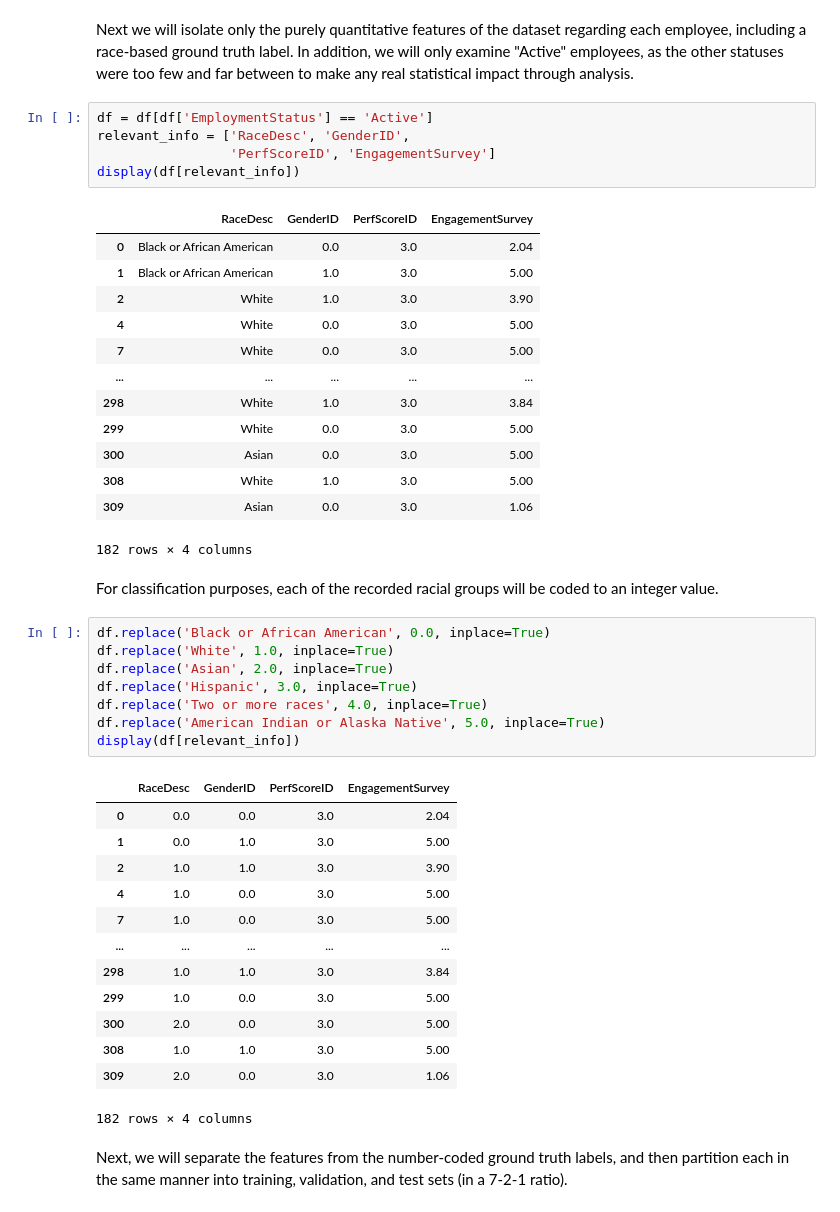
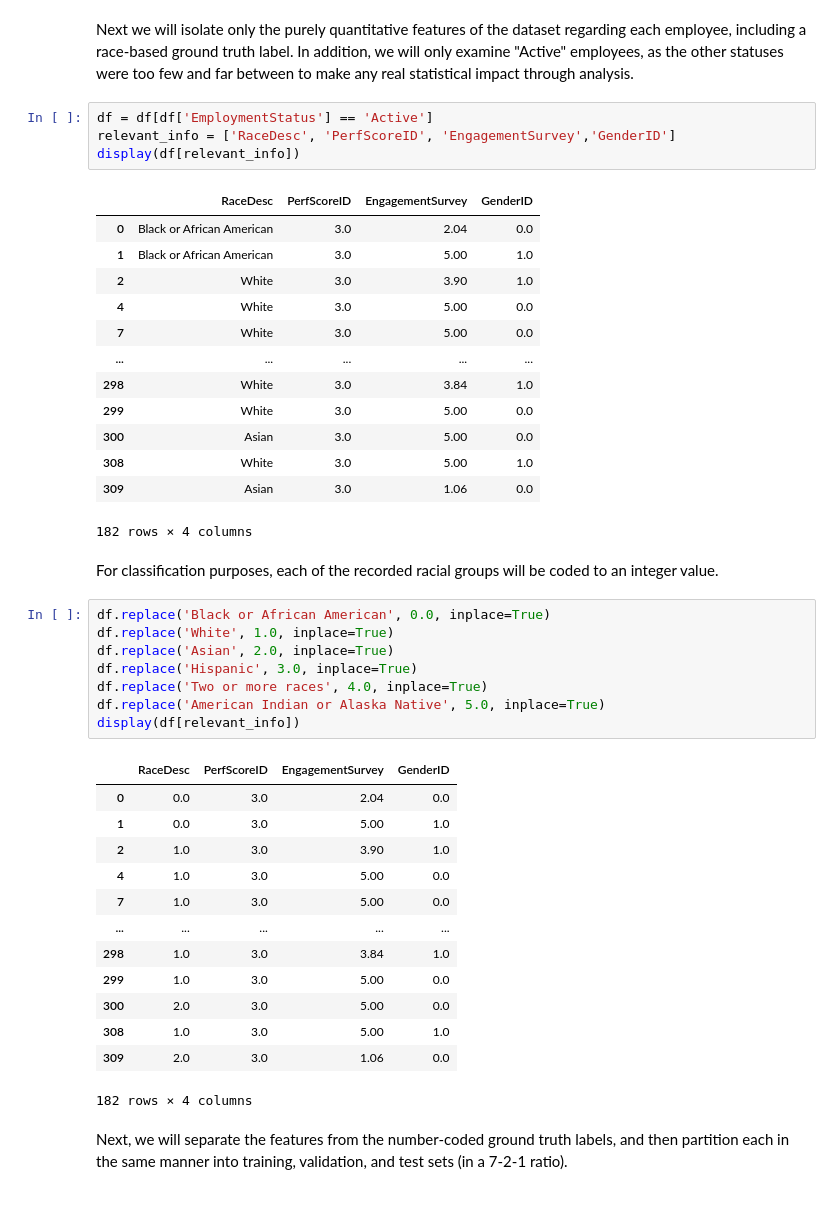
Before and after one commit to GMU-MinorityReport/CS484, a Jupyter notebook: code/The_Minority_Report.ipynb, the cells around one changed output. Saved outputs shown, nothing was run; the diff lists cells and outputs as text.

```diff
--- a/code/The_Minority_Report.ipynb
+++ b/code/The_Minority_Report.ipynb
@@ -108,22 +108,21 @@ Name: Racial Group, dtype: float64
 Next we will isolate only the purely quantitative features of the dataset regarding each employee, including a race-based ground truth label. In addition, we will only examine "Active" employees, as the other statuses were too few and far between to make any real statistical impact through analysis.
 # %%
 df = df[df['EmploymentStatus'] == 'Active']
-relevant_info = ['RaceDesc', 'GenderID',
-                 'PerfScoreID', 'EngagementSurvey']
+relevant_info = ['RaceDesc', 'PerfScoreID', 'EngagementSurvey','GenderID']
 display(df[relevant_info])
 # %% [output]
-|  | RaceDesc | GenderID | PerfScoreID | EngagementSurvey |
-| 0 | Black or African American | 0.0 | 3.0 | 2.04 |
-| 1 | Black or African American | 1.0 | 3.0 | 5.00 |
-| 2 | White | 1.0 | 3.0 | 3.90 |
-| 4 | White | 0.0 | 3.0 | 5.00 |
-| 7 | White | 0.0 | 3.0 | 5.00 |
+|  | RaceDesc | PerfScoreID | EngagementSurvey | GenderID |
+| 0 | Black or African American | 3.0 | 2.04 | 0.0 |
+| 1 | Black or African American | 3.0 | 5.00 | 1.0 |
+| 2 | White | 3.0 | 3.90 | 1.0 |
+| 4 | White | 3.0 | 5.00 | 0.0 |
+| 7 | White | 3.0 | 5.00 | 0.0 |
 | ... | ... | ... | ... | ... |
-| 298 | White | 1.0 | 3.0 | 3.84 |
-| 299 | White | 0.0 | 3.0 | 5.00 |
-| 300 | Asian | 0.0 | 3.0 | 5.00 |
-| 308 | White | 1.0 | 3.0 | 5.00 |
-| 309 | Asian | 0.0 | 3.0 | 1.06 |
+| 298 | White | 3.0 | 3.84 | 1.0 |
+| 299 | White | 3.0 | 5.00 | 0.0 |
+| 300 | Asian | 3.0 | 5.00 | 0.0 |
+| 308 | White | 3.0 | 5.00 | 1.0 |
+| 309 | Asian | 3.0 | 1.06 | 0.0 |
 182 rows × 4 columns
 # %% [markdown]
 For classification purposes, each of the recorded racial groups will be coded to an integer value.
@@ -136,18 +135,18 @@ df.replace('Two or more races', 4.0, inplace=True)
 df.replace('American Indian or Alaska Native', 5.0, inplace=True)
 display(df[relevant_info])
 # %% [output]
-|  | RaceDesc | GenderID | PerfScoreID | EngagementSurvey |
-| 0 | 0.0 | 0.0 | 3.0 | 2.04 |
-| 1 | 0.0 | 1.0 | 3.0 | 5.00 |
-| 2 | 1.0 | 1.0 | 3.0 | 3.90 |
-| 4 | 1.0 | 0.0 | 3.0 | 5.00 |
-| 7 | 1.0 | 0.0 | 3.0 | 5.00 |
+|  | RaceDesc | PerfScoreID | EngagementSurvey | GenderID |
+| 0 | 0.0 | 3.0 | 2.04 | 0.0 |
+| 1 | 0.0 | 3.0 | 5.00 | 1.0 |
+| 2 | 1.0 | 3.0 | 3.90 | 1.0 |
+| 4 | 1.0 | 3.0 | 5.00 | 0.0 |
+| 7 | 1.0 | 3.0 | 5.00 | 0.0 |
 | ... | ... | ... | ... | ... |
-| 298 | 1.0 | 1.0 | 3.0 | 3.84 |
-| 299 | 1.0 | 0.0 | 3.0 | 5.00 |
-| 300 | 2.0 | 0.0 | 3.0 | 5.00 |
-| 308 | 1.0 | 1.0 | 3.0 | 5.00 |
-| 309 | 2.0 | 0.0 | 3.0 | 1.06 |
+| 298 | 1.0 | 3.0 | 3.84 | 1.0 |
+| 299 | 1.0 | 3.0 | 5.00 | 0.0 |
+| 300 | 2.0 | 3.0 | 5.00 | 0.0 |
+| 308 | 1.0 | 3.0 | 5.00 | 1.0 |
+| 309 | 2.0 | 3.0 | 1.06 | 0.0 |
 182 rows × 4 columns
 # %% [markdown]
 Next, we will separate the features from the number-coded ground truth labels, and then partition each in the same manner into training, validation, and test sets (in a 7-2-1 ratio).
```
Also changed, not shown: parts of 1 cell of this notebook.
